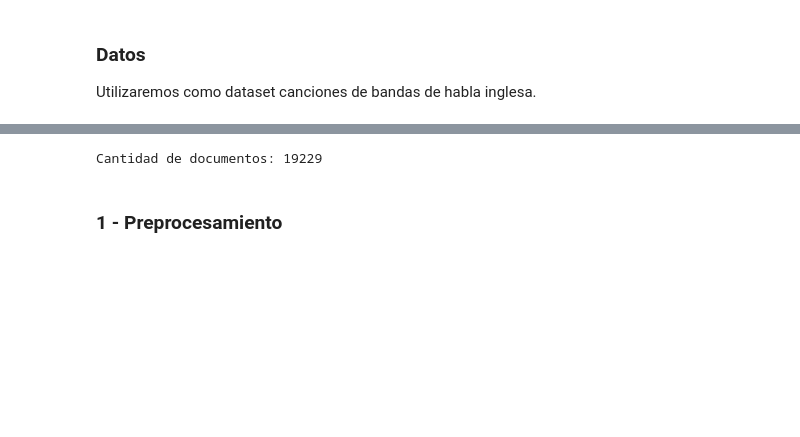
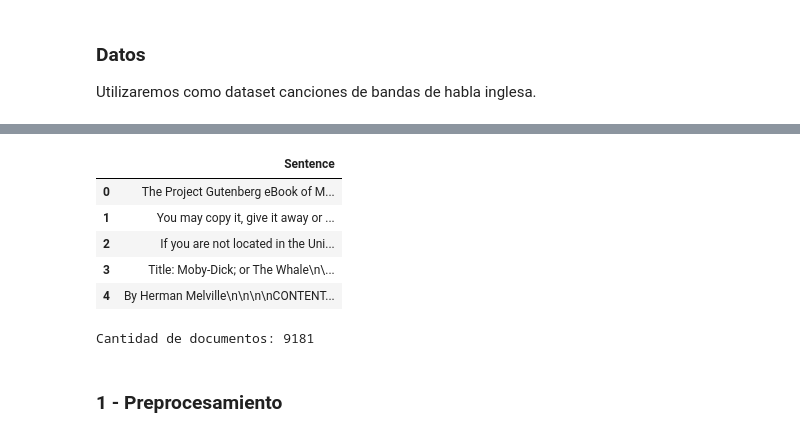
Before and after one commit to tomaszwk/NLP, a Jupyter notebook: Desafio2.ipynb, the cells around one changed output, grey strips where cells are left out. Cells and saved outputs as stored; diff of their text form; code cells hidden in the pictures; blank space fills up the shorter version.

```diff
--- a/Desafio2.ipynb
+++ b/Desafio2.ipynb
@@ -95,0 +47,19 @@ Falling back to the 'python' engine because the 'c' engine does not support rege
+# %%
+# Armar el dataset utilizando salto de línea para separar las oraciones/docs
+import nltk
+import pandas as pd
+
+# Descargar el tokenizador de oraciones
+nltk.download('punkt')
+
+# Leer el contenido del archivo 'moby_dick.txt'
+with open('moby_dick.txt', 'r', encoding='utf-8') as file:
+    text = file.read()
+
+# Separar el texto en oraciones
+sentences = nltk.sent_tokenize(text)
+
+# Crear un DataFrame con cada oración como una fila
+df = pd.DataFrame(sentences, columns=['Sentence'])
+df.head()
+# %% [output]
@@ -96,7 +68,13 @@ Falling back to the 'python' engine because the 'c' engine does not support rege
+|  | Sentence |
+| 0 | ﻿The Project Gutenberg eBook of M... |
+| 1 | You may copy it, give it away or ... |
+| 2 | If you are not located in the Uni... |
+| 3 | Title: Moby-Dick; or The Whale\n\... |
+| 4 | By Herman Melville\n\n\n\nCONTENT... |
 # %%
 print("Cantidad de documentos:", df.shape[0])
 # %% [output]
-Cantidad de documentos: 19229
+Cantidad de documentos: 9181
 # %% [markdown]
 ### 1 - Preprocesamiento
 # %%
```
Also changed, not shown: parts of 21 cells of this notebook.
